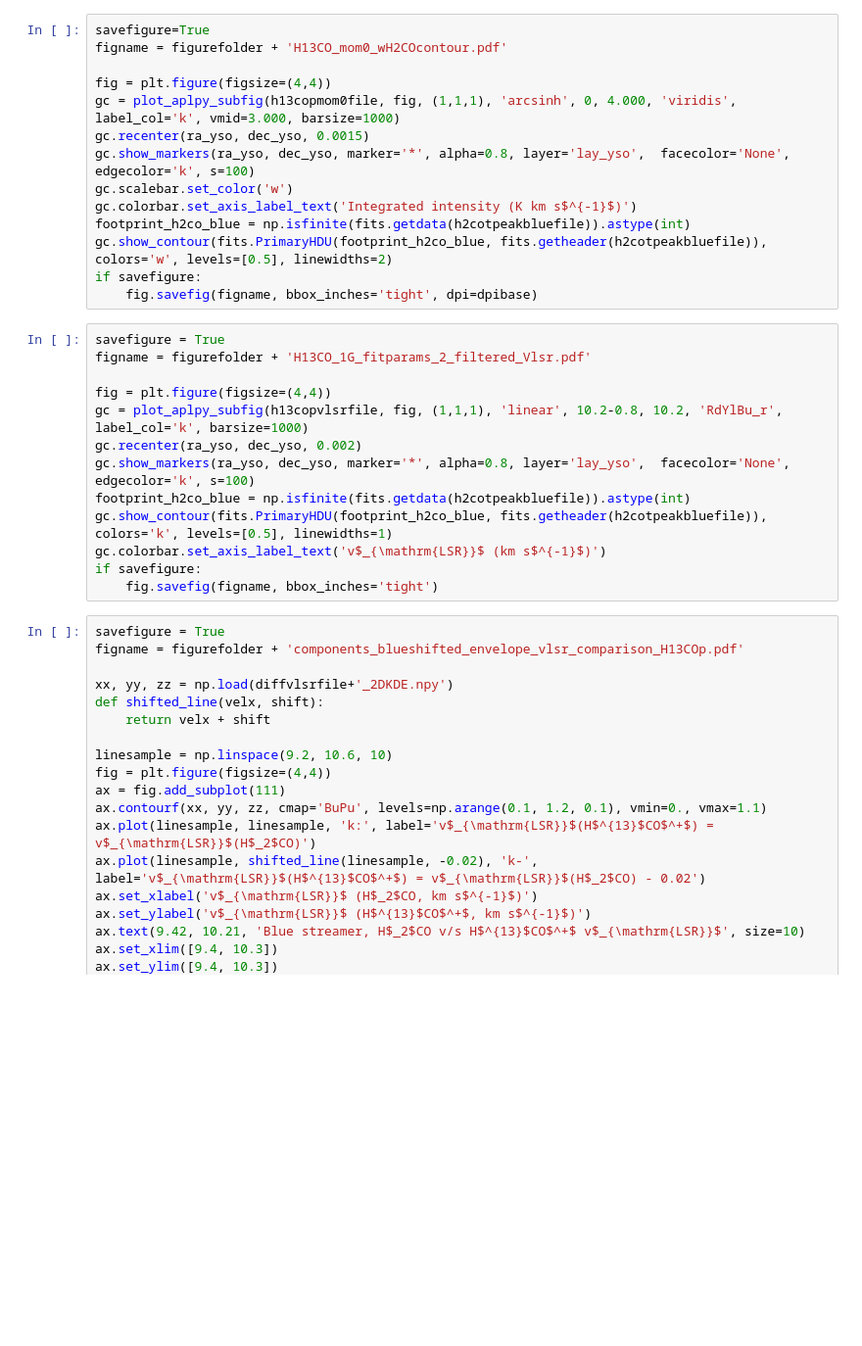
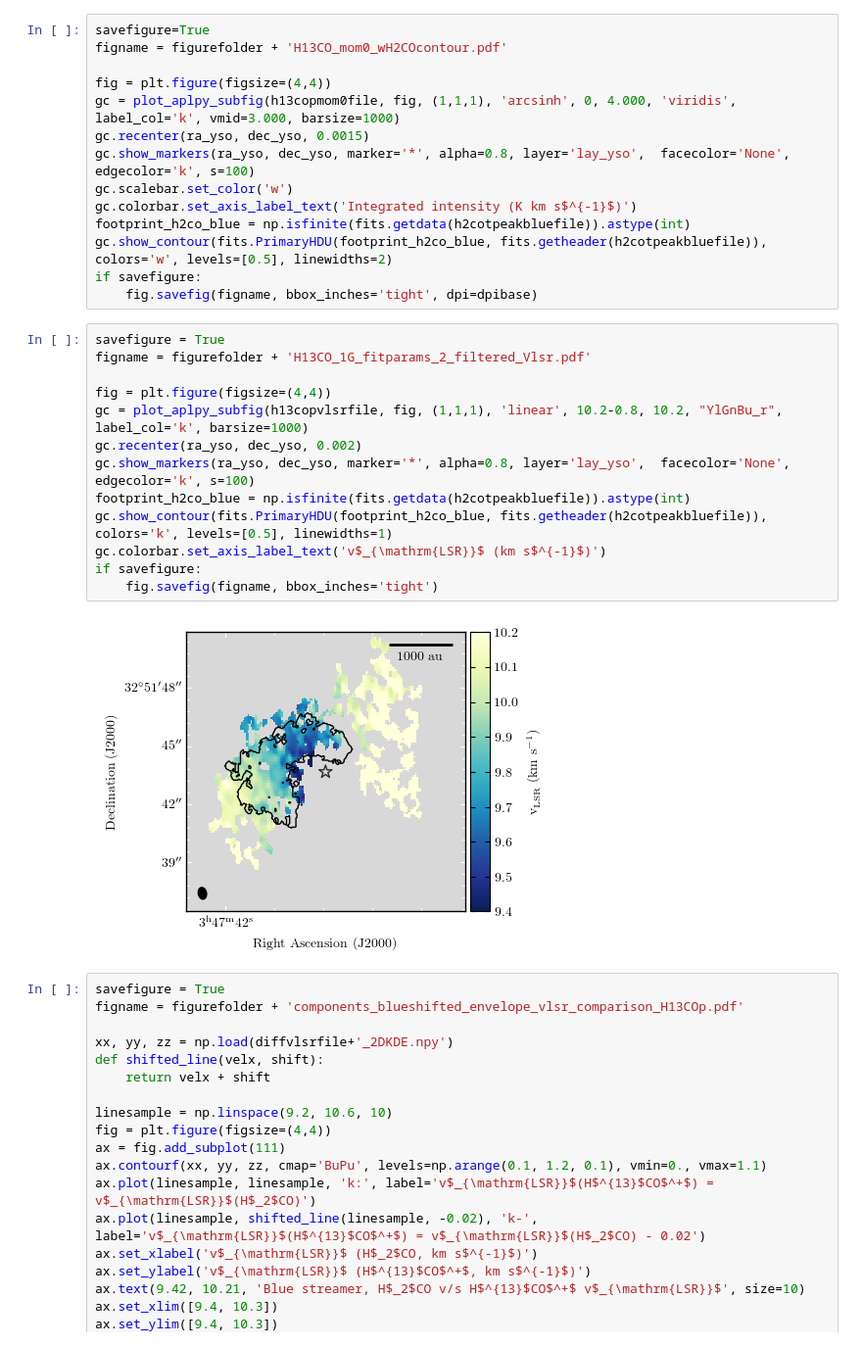
Before and after one commit to tere-valdivia/Barnard_5_infall, a Jupyter notebook: figures.ipynb, the cells around one changed output. Shown at 98% size. Cells and saved outputs as stored; diff of their text form; blank space fills up the shorter version.

```diff
--- a/figures.ipynb
+++ b/figures.ipynb
@@ -2393,16 +2393,18 @@ if savefigure:
 # %%
 savefigure = True
 figname = figurefolder + 'H13CO_1G_fitparams_2_filtered_Vlsr.pdf'
 
 fig = plt.figure(figsize=(4,4))
-gc = plot_aplpy_subfig(h13copvlsrfile, fig, (1,1,1), 'linear', 10.2-0.8, 10.2, 'RdYlBu_r', label_col='k', barsize=1000)
+gc = plot_aplpy_subfig(h13copvlsrfile, fig, (1,1,1), 'linear', 10.2-0.8, 10.2, "YlGnBu_r", label_col='k', barsize=1000)
 gc.recenter(ra_yso, dec_yso, 0.002)
 gc.show_markers(ra_yso, dec_yso, marker='*', alpha=0.8, layer='lay_yso',  facecolor='None', edgecolor='k', s=100)
 footprint_h2co_blue = np.isfinite(fits.getdata(h2cotpeakbluefile)).astype(int)
 gc.show_contour(fits.PrimaryHDU(footprint_h2co_blue, fits.getheader(h2cotpeakbluefile)), colors='k', levels=[0.5], linewidths=1)
 gc.colorbar.set_axis_label_text('v$_{\mathrm{LSR}}$ (km s$^{-1}$)')
 if savefigure:
     fig.savefig(figname, bbox_inches='tight')
+# %% [output]
+[figure, added]
 # %%
 savefigure = True
 figname = figurefolder + 'components_blueshifted_envelope_vlsr_comparison_H13COp.pdf'
```
Also changed, not shown: 2 other files.
